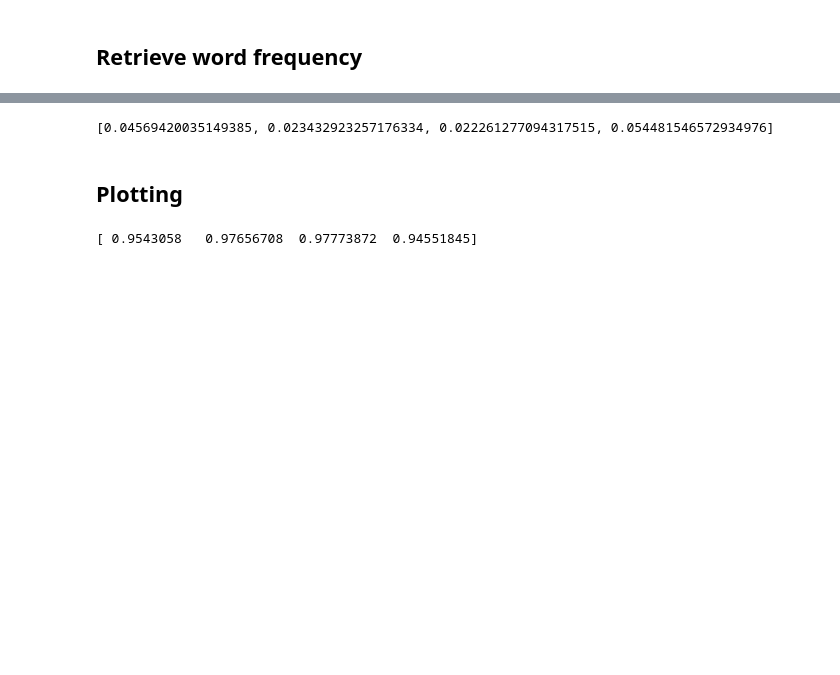
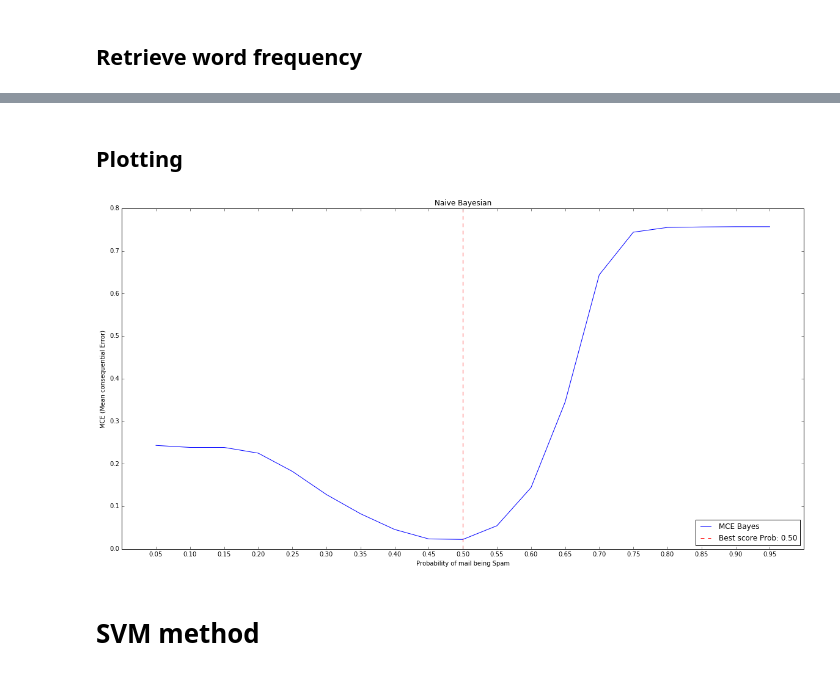
Before and after one commit to Kriandir/Applied_Machine, a Jupyter notebook: Spam filter.ipynb, the cells around one changed output, grey strips where cells are left out. Drawn from its saved outputs; the diff is of its cells as text; code cells hidden in the pictures; blank space fills up the shorter version.

```diff
--- a/Spam filter.ipynb
+++ b/Spam filter.ipynb
@@ -7,6 +7,7 @@ import pandas as pd # data processing, CSV file I/O (e.g. pd.read_csv)
 import operator
 import matplotlib.pyplot as plt
 %matplotlib inline
+plot = False
 
 assert os.path.exists('./emails.train.csv'), "[Dataset File Not Found] Please download dataset first."
 # %% [markdown]
@@ -266,7 +253,9 @@ def Classifier(freqspam,freqham,test,probspam,totalfreqs,totalfreqh,train):
     iddict = pd.DataFrame(dict([(k,pd.Series(v)) for k,v in iddict.items()]))
     submission = pd.concat([iddict,spamdict],axis = 1)
     submission.set_index('id',inplace=True)
-    submission.to_csv('submission.csv')
+#   if we are not plotting save the submission file
+    if not plot:
+        submission.to_csv('submission.csv')
     return submission,idlist
 # %%
 # function for combining dictionaries
@@ -278,19 +267,36 @@ train = pd.read_csv('./emails_clean.train.csv')
 test  = pd.read_csv('./emails_clean.test.csv')
 hamdata = train[train.spam == 0]
 spamdata = train[train.spam == 1]
+# here we make our word dictionaries
 freqham = word_frequency_train(hamdata)
 freqspam = word_frequency_train(spamdata)
 totalfreqs = sum(freqspam.values())
 totalfreqh = sum(freqham.values())
 
+# CALL FUNCTIONS AND EVALUATE USING MEAN CONSEQUENTIAL EVALUATER
 
-MCE = []
-# MEAN CONSEQUENTIAL EVALUATER:
-for j in np.arange(0.4,0.6,0.05):
-    probspam = j
+# if we are plotting save the results as a list
+if plot:
+    MCE = []
+    for j in np.arange(0.05,1,0.05):
+        probspam = j
+        submission,idlist = Classifier(freqspam,freqham,test,probspam,totalfreqs,totalfreqh,train)
+        ms = 0
+
+        for i in idlist:
+            try:
+                if test.loc[test['id'] == i, 'spam'].iloc[0] != submission["spam"][i]:
+                    ms +=1
+            except:
+                continue
+
+        MCE.append(1./submission.shape[0]*ms)
+
+#  if we  are not plotting print out the result
+else:
+    probspam = 0.5
     submission,idlist = Classifier(freqspam,freqham,test,probspam,totalfreqs,totalfreqh,train)
     ms = 0
-
     for i in idlist:
         try:
             if test.loc[test['id'] == i, 'spam'].iloc[0] != submission["spam"][i]:
@@ -298,17 +304,8 @@ for j in np.arange(0.4,0.6,0.05):
         except:
             continue
 
-    MCE.append(1./submission.shape[0]*ms)
+    MCEbay = (1./submission.shape[0]*ms)
 
-
-
-print MCE
+    print "The Naive Bayesian has a ratio of: %0.3f" %(1-MCEbay) + " correct mails"
-# %% [output]
-[0.04569420035149385, 0.023432923257176334, 0.022261277094317515, 0.054481546572934976]
 # %% [markdown]
 ## Plotting
-# %%
-MCE = np.array(MCE)
-print 1-MCE
-# %% [output]
-[ 0.9543058   0.97656708  0.97773872  0.94551845]
@@ -332,0 +312,19 @@ totalfreqh = sum(freqham.values())
+# %%
+#  Plot the figure
+if plot:
+    plt.figure(figsize=(20,10))
+    x = np.arange(0.05,1,0.05)
+    plt.plot(x,MCE, label = "MCE Bayes")
+    plt.title("Naive Bayesian")
+    plt.ylabel("MCE (Mean consequential Error)")
+    plt.xlabel("Probability of mail being Spam")
+    plt.axvline(x[np.argmin(MCE)], linestyle='--',color="r",label="Best score Prob: %0.2f" %x[np.argmin(MCE)])
+    plt.xticks(x)
+
+    plt.legend(loc='lower right')
+    plt.savefig("NB")
+    plt.show()
+# %% [output]
+[figure, added]
+# %% [markdown]
+# SVM method
```
Also changed, not shown: parts of 12 cells of this notebook, 6 other files.
